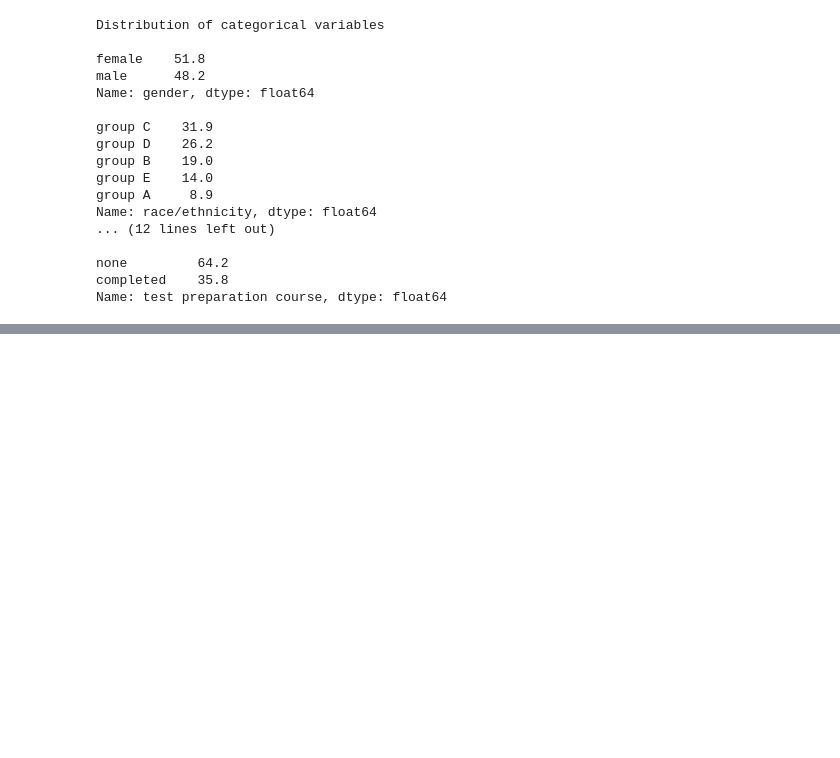
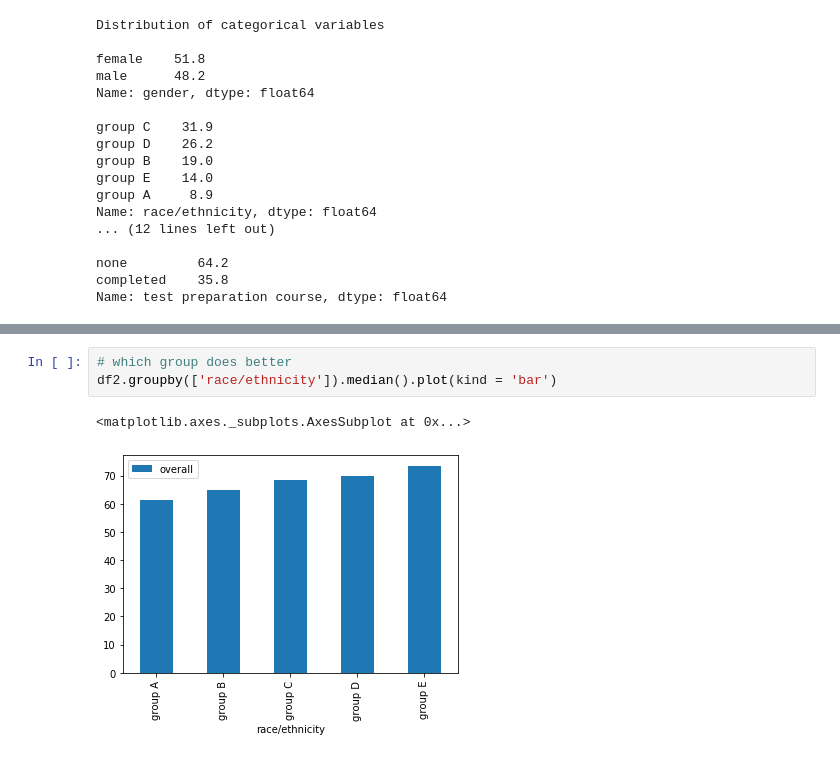
Before and after one commit to Gabe-flomo/DS-Notebooks, a Jupyter notebook: Data Analysis/student performance.ipynb, the cells around one changed output, grey strips where cells are left out. Cells and saved outputs as stored; diff of their text form; blank space fills up the shorter version.

```diff
--- a/Data Analysis/student performance.ipynb
+++ b/Data Analysis/student performance.ipynb
@@ -111,0 +135,6 @@ df[['math score','reading score','writing score']].apply(lambda x: x+x+x/3)
+# %%
+# which group does better
+df2.groupby(['race/ethnicity']).median().plot(kind = 'bar')
+# %% [output]
+<matplotlib.axes._subplots.AxesSubplot at 0x...>
+[figure, added]
```
Also changed, not shown: parts of 15 cells of this notebook, 4 other files.
